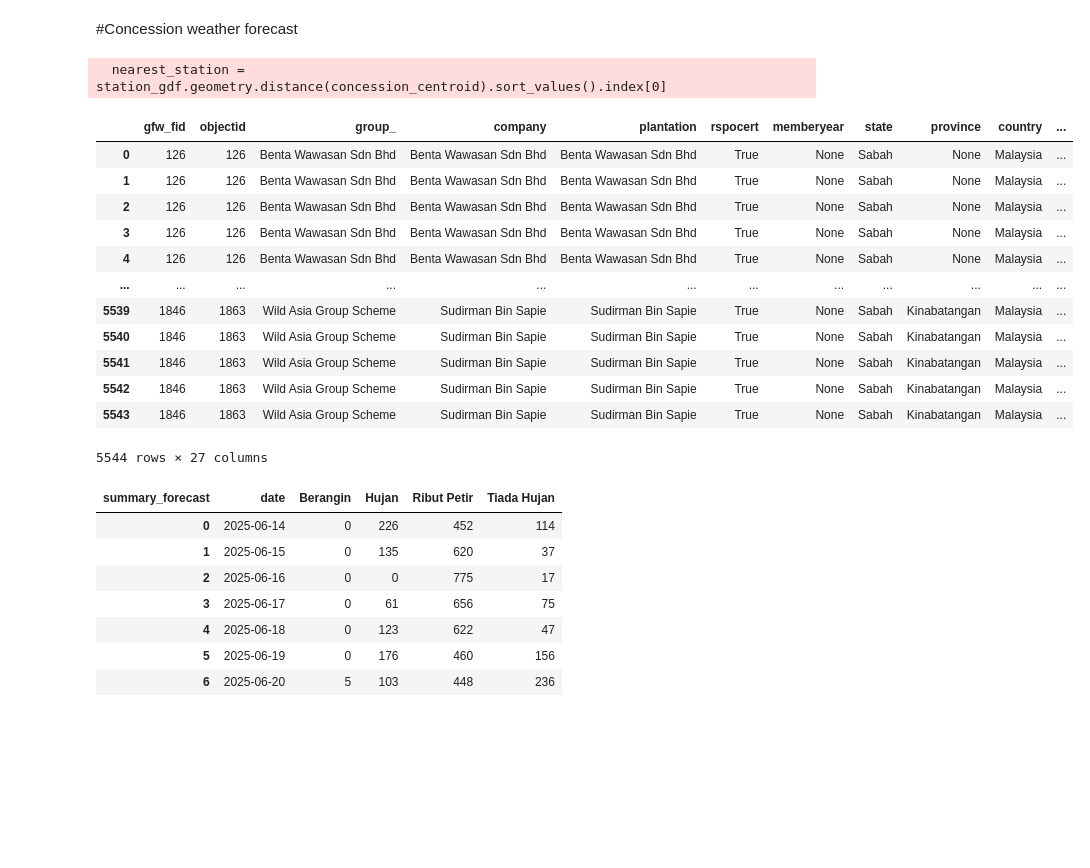
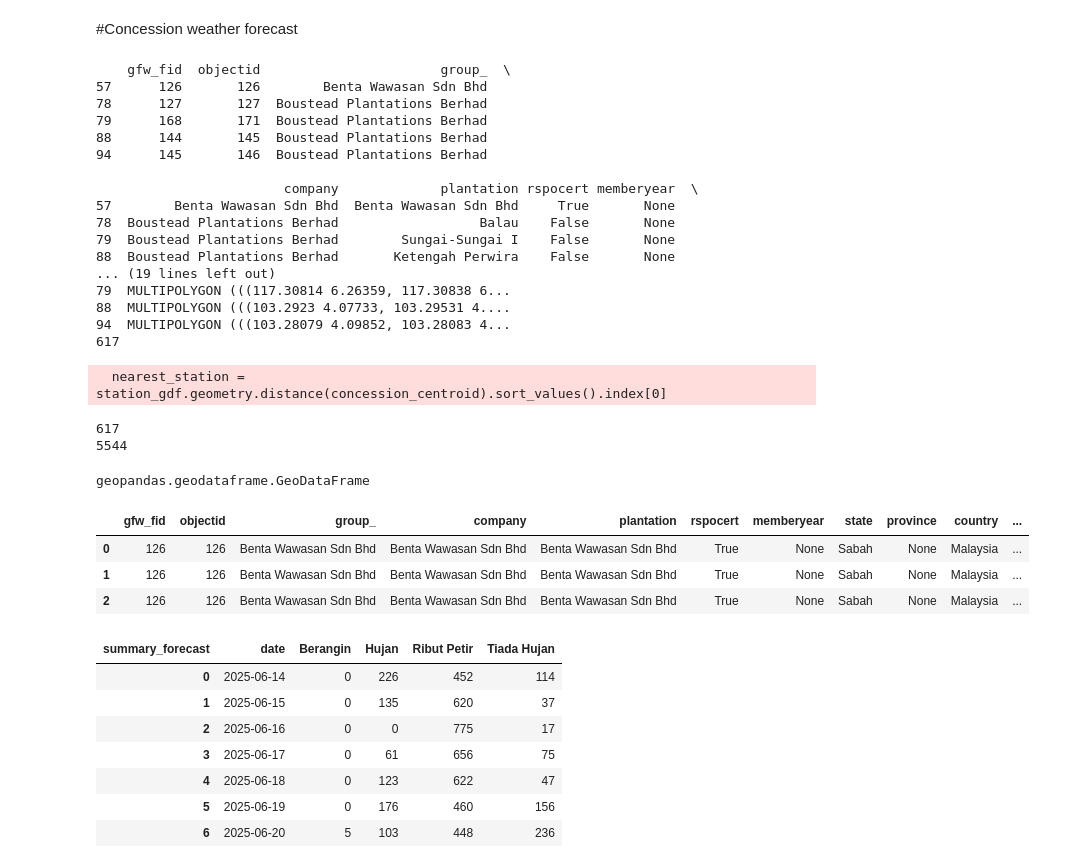
Before and after one commit to derrickgzq/bursa_palmai, a Jupyter notebook: draft.ipynb, the cells around one changed output. Cells and saved outputs as stored; diff of their text form; code cells hidden in the pictures; blank space fills up the shorter version.

```diff
--- a/draft.ipynb
+++ b/draft.ipynb
@@ -106,6 +97,8 @@ earliest_date = weather_gdf['date'].min()
 
 concessions = gpd.read_file("rspo_oil_palm/rspo_oil_palm_v20200114.shp").to_crs("EPSG:4326")
 concessions = concessions[concessions['country'].isin(['Malaysia'])]
+print(concessions.head())
+print(len(concessions))
 
 station_points = weather_gdf[['location_name', 'Longitude', 'Latitude']].drop_duplicates()
 station_points['geometry'] = gpd.points_from_xy(station_points.Longitude, station_points.Latitude)
@@ -130,6 +123,7 @@ def get_nearest_station_info(row):
 
 # Apply to concessions
 concessions[['nearest_station', 'distance_km']] = concessions.apply(get_nearest_station_info, axis=1)
+print(len(concessions))
 
 # Merge 7-day forecast from the matched station
 concessions_forecast = pd.merge(
@@ -141,24 +135,39 @@ concessions_forecast = pd.merge(
 )
 
 concessions_forecast_comp = concessions_forecast.reset_index(drop=True)
+print(len(concessions_forecast_comp))
 # %% [output]
-  nearest_station = station_gdf.geometry.distance(concession_centroid).sort_values().index[0]
+    gfw_fid  objectid                       group_  \
+57      126       126        Benta Wawasan Sdn Bhd
+78      127       127  Boustead Plantations Berhad
+79      168       171  Boustead Plantations Berhad
+88      144       145  Boustead Plantations Berhad
+94      145       146  Boustead Plantations Berhad
+
+                        company             plantation rspocert memberyear  \
+57        Benta Wawasan Sdn Bhd  Benta Wawasan Sdn Bhd     True       None
+78  Boustead Plantations Berhad                  Balau    False       None
+79  Boustead Plantations Berhad        Sungai-Sungai I    False       None
+88  Boustead Plantations Berhad       Ketengah Perwira    False       None
+... (19 lines left out)
+79  MULTIPOLYGON (((117.30814 6.26359, 117.30838 6...
+88  MULTIPOLYGON (((103.2923 4.07733, 103.29531 4....
+94  MULTIPOLYGON (((103.28079 4.09852, 103.28083 4...
+617
+  nearest_station = station_gdf.geometry.distance(concession_centroid).sort_values().index[0]
+617
+5544
+# %%
+type(concessions_forecast_comp)
+# %% [output]
+geopandas.geodataframe.GeoDataFrame
 # %%
-concessions_forecast_comp
+concessions_forecast_comp.head(3)
 # %% [output]
 |  | gfw_fid | objectid | group_ | company | plantation | rspocert | memberyear | state | province | country | ... |
 | 0 | 126 | 126 | Benta Wawasan Sdn Bhd | Benta Wawasan Sdn Bhd | Benta Wawasan Sdn Bhd | True | None | Sabah | None | Malaysia | ... |
 | 1 | 126 | 126 | Benta Wawasan Sdn Bhd | Benta Wawasan Sdn Bhd | Benta Wawasan Sdn Bhd | True | None | Sabah | None | Malaysia | ... |
 | 2 | 126 | 126 | Benta Wawasan Sdn Bhd | Benta Wawasan Sdn Bhd | Benta Wawasan Sdn Bhd | True | None | Sabah | None | Malaysia | ... |
-| 3 | 126 | 126 | Benta Wawasan Sdn Bhd | Benta Wawasan Sdn Bhd | Benta Wawasan Sdn Bhd | True | None | Sabah | None | Malaysia | ... |
-| 4 | 126 | 126 | Benta Wawasan Sdn Bhd | Benta Wawasan Sdn Bhd | Benta Wawasan Sdn Bhd | True | None | Sabah | None | Malaysia | ... |
-| ... | ... | ... | ... | ... | ... | ... | ... | ... | ... | ... | ... |
-| 5539 | 1846 | 1863 | Wild Asia Group Scheme | Sudirman Bin Sapie | Sudirman Bin Sapie | True | None | Sabah | Kinabatangan | Malaysia | ... |
-| 5540 | 1846 | 1863 | Wild Asia Group Scheme | Sudirman Bin Sapie | Sudirman Bin Sapie | True | None | Sabah | Kinabatangan | Malaysia | ... |
-| 5541 | 1846 | 1863 | Wild Asia Group Scheme | Sudirman Bin Sapie | Sudirman Bin Sapie | True | None | Sabah | Kinabatangan | Malaysia | ... |
-| 5542 | 1846 | 1863 | Wild Asia Group Scheme | Sudirman Bin Sapie | Sudirman Bin Sapie | True | None | Sabah | Kinabatangan | Malaysia | ... |
-| 5543 | 1846 | 1863 | Wild Asia Group Scheme | Sudirman Bin Sapie | Sudirman Bin Sapie | True | None | Sabah | Kinabatangan | Malaysia | ... |
-5544 rows × 27 columns
 # %%
 concessions_forecast_comp['date'] = pd.to_datetime(concessions_forecast_comp['date'])
 
```
Also changed, not shown: parts of 1 cell of this notebook, 3 other files.
